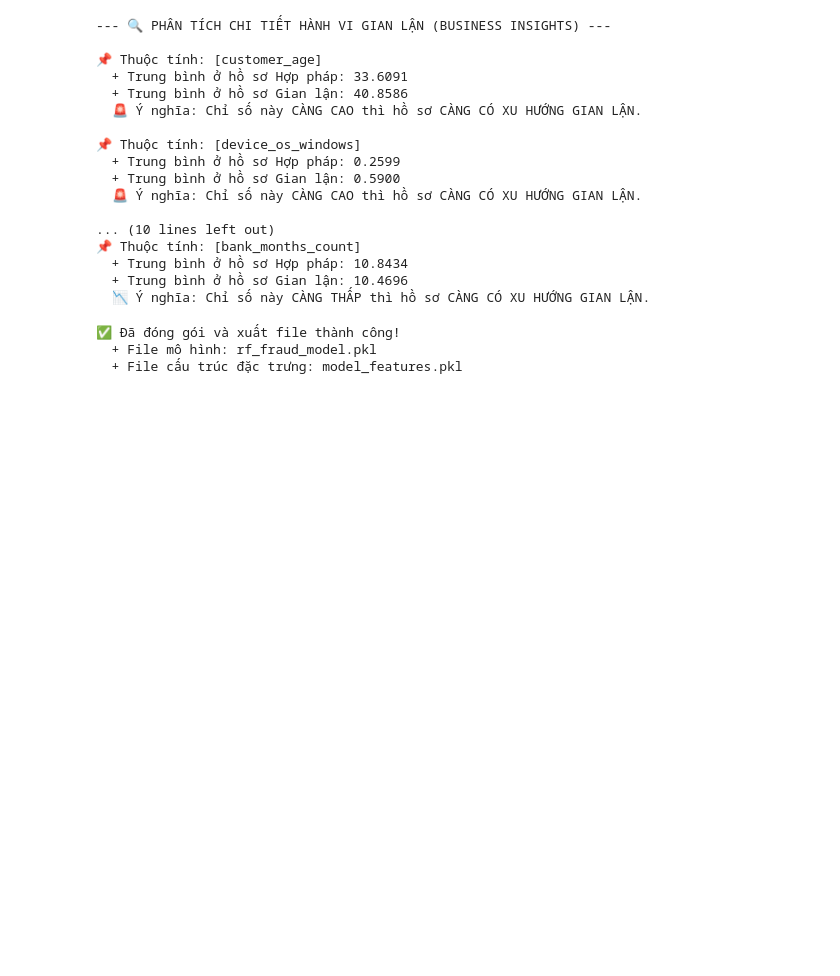
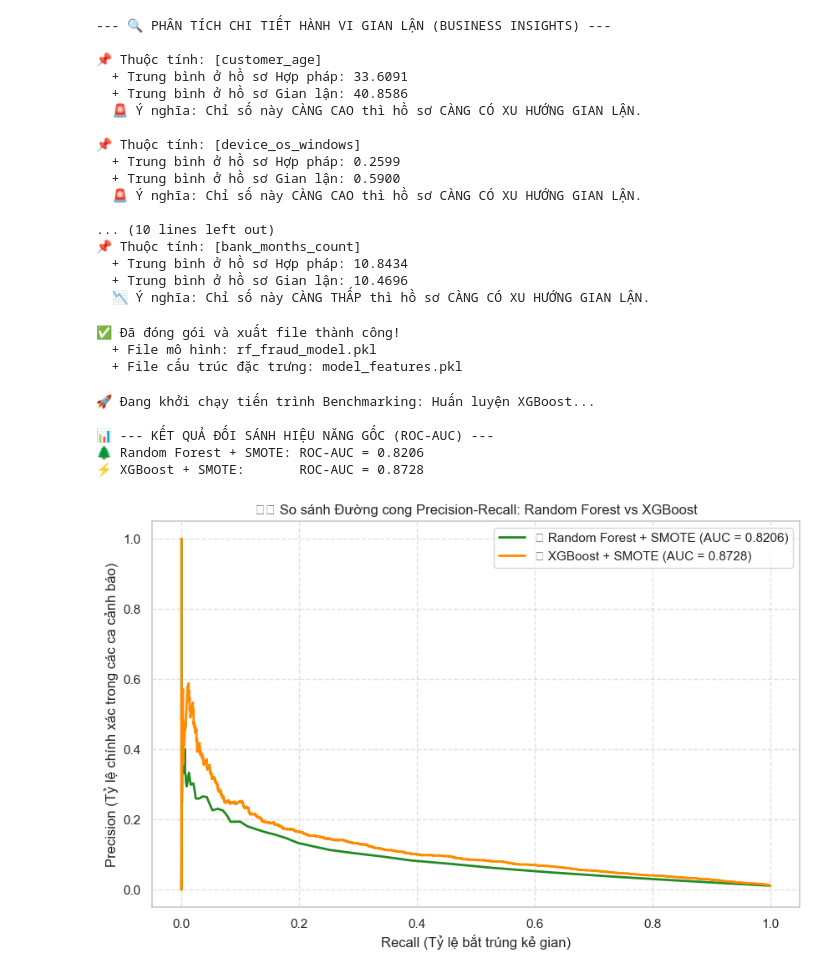
Before and after one commit to vuanh259/bank_fraud_detection, a Jupyter notebook: analysis.ipynb, the cells around one changed output. Drawn from its saved outputs; the diff is of its cells as text; code cells hidden in the pictures; blank space fills up the shorter version.

Commit message:
-m'explain feature and use XGBoost

```diff
--- a/analysis.ipynb
+++ b/analysis.ipynb
@@ -445,3 +444,58 @@ print(f"  + File cấu trúc đặc trưng: {features_filename}")
 ✅ Đã đóng gói và xuất file thành công!
   + File mô hình: rf_fraud_model.pkl
   + File cấu trúc đặc trưng: model_features.pkl
+# %%
+# ==========================================================================
+# CẢI TIẾN 2: MODEL BENCHMARKING (RANDOM FOREST VS XGBOOST WITH SMOTE)
+# ==========================================================================
+import matplotlib.pyplot as plt
+import seaborn as sns
+from xgboost import XGBClassifier
+from sklearn.metrics import classification_report, roc_auc_score, precision_recall_curve
+
+print("🚀 Đang khởi chạy tiến trình Benchmarking: Huấn luyện XGBoost...")
+
+# 1. Khởi tạo và huấn luyện mô hình XGBoost với biến chuẩn từ file của bạn
+xgb_model = XGBClassifier(
+    n_estimators=100,
+    learning_rate=0.1,
+    max_depth=6,
+    random_state=42,
+    eval_metric='logloss'
+)
+# Đã sửa thành X_train_resampled cho khớp 100% với cell SMOTE phía trên
+xgb_model.fit(X_train_resampled, y_train_resampled)
+
+# 2. Dự đoán xác suất trên tập kiểm thử độc lập (Test Set)
+y_pred_proba_rf = rf_model_smote.predict_proba(X_test)[:, 1] # Đã sửa thành rf_model_smote
+y_pred_proba_xgb = xgb_model.predict_proba(X_test)[:, 1]     # Xác suất của XGBoost mới
+
+# 3. Tính toán điểm số ROC-AUC của cả 2 ứng viên
+auc_rf = roc_auc_score(y_test, y_pred_proba_rf)
+auc_xgb = roc_auc_score(y_test, y_pred_proba_xgb)
+
+print("\n📊 --- KẾT QUẢ ĐỐI SÁNH HIỆU NĂNG GỐC (ROC-AUC) ---")
+print(f"🌲 Random Forest + SMOTE: ROC-AUC = {auc_rf:.4f}")
+print(f"⚡ XGBoost + SMOTE:       ROC-AUC = {auc_xgb:.4f}")
+
+# 4. Trực quan hóa đường cong Precision-Recall Curve
+precision_rf, recall_rf, _ = precision_recall_curve(y_test, y_pred_proba_rf)
+precision_xgb, recall_xgb, _ = precision_recall_curve(y_test, y_pred_proba_xgb)
+
+plt.figure(figsize=(10, 6))
+plt.plot(recall_rf, precision_rf, label=f'🌲 Random Forest + SMOTE (AUC = {auc_rf:.4f})', color='forestgreen', lw=2)
+plt.plot(recall_xgb, precision_xgb, label=f'⚡ XGBoost + SMOTE (AUC = {auc_xgb:.4f})', color='darkorange', lw=2)
+
+plt.xlabel('Recall (Tỷ lệ bắt trúng kẻ gian)')
+plt.ylabel('Precision (Tỷ lệ chính xác trong các ca cảnh báo)')
+plt.title('⚖️ So sánh Đường cong Precision-Recall: Random Forest vs XGBoost')
+plt.legend(loc='best')
+plt.grid(True, linestyle='--', alpha=0.6)
+plt.show()
+# %% [output]
+🚀 Đang khởi chạy tiến trình Benchmarking: Huấn luyện XGBoost...
+
+📊 --- KẾT QUẢ ĐỐI SÁNH HIỆU NĂNG GỐC (ROC-AUC) ---
+🌲 Random Forest + SMOTE: ROC-AUC = 0.8206
+⚡ XGBoost + SMOTE:       ROC-AUC = 0.8728
+[figure, added]
```
Also changed, not shown: parts of 2 cells of this notebook, 1 other file.
